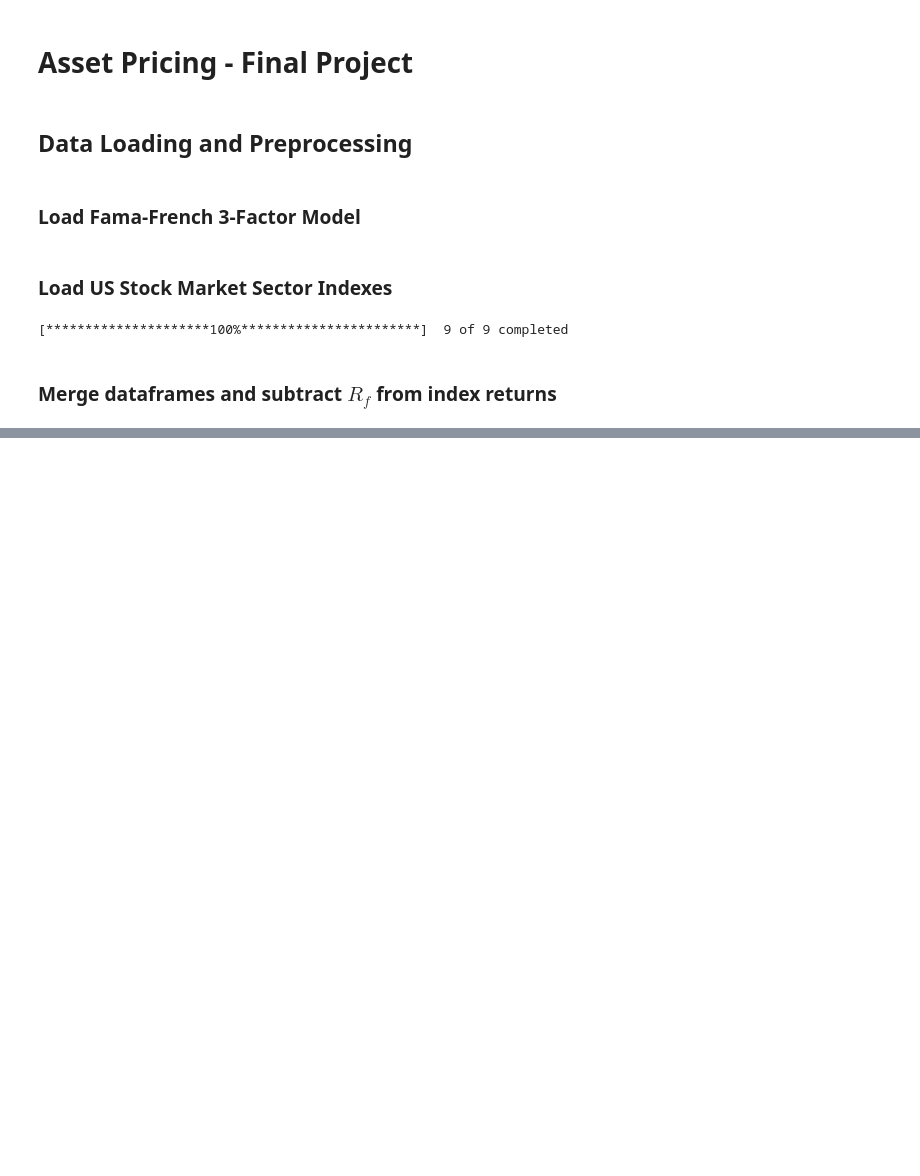
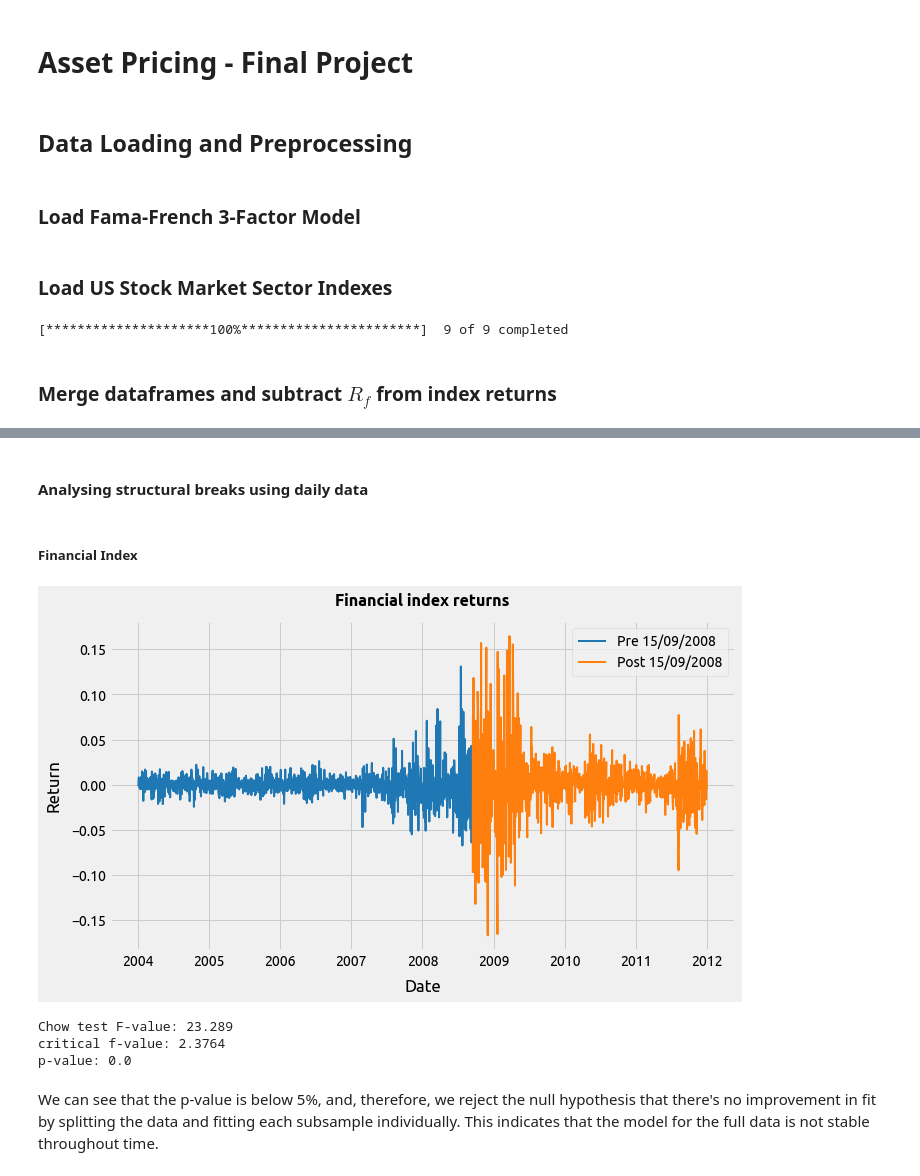
Before and after one commit to daniel-deutsch/FTD, a Jupyter notebook: Asset Pricing/project/main.ipynb, the cells around one changed output, grey strips where cells are left out. Saved outputs shown, nothing was run; the diff lists cells and outputs as text; code cells hidden in the pictures; blank space fills up the shorter version.

```diff
--- a/Asset Pricing/project/main.ipynb
+++ b/Asset Pricing/project/main.ipynb
@@ -129,0 +233,60 @@ for index in indexes:
+# %% [markdown]
+#### Analysing structural breaks using daily data
+# %% [markdown]
+##### Financial Index
+# %%
+break_date = '2008-09-15'
+
+# full period
+X = sm.add_constant(df_daily[factors])
+y = df_daily[['XLF']]
+model = sm.OLS(y, X)
+res = model.fit()
+
+# pre 2008
+X_pre = sm.add_constant(df_daily[:break_date].iloc[:-1][factors])
+y_pre = df_daily[:break_date].iloc[:-1]['XLF']
+model = sm.OLS(y_pre, X_pre)
+res_pre = model.fit()
+
+# post 2008
+X_post = sm.add_constant(df_daily[break_date:][factors])
+y_post = df_daily[break_date:]['XLF']
+model = sm.OLS(y_post, X_post)
+res_post = model.fit()
+# %%
+plt.figure()
+plt.title('Financial index returns')
+plt.ylabel('Return')
+plt.xlabel('Date')
+plt.plot(y_pre.index, y_pre, c='tab:blue')
+plt.plot(y_post.index, y_post, c='tab:orange')
+plt.legend(['Pre 15/09/2008', 'Post 15/09/2008'])
+plt.show()
+# %% [output]
+[figure, added]
+# %%
+### perform a chow test
+
+# sum of squared residuals for different periods
+SSR = res.ssr
+SSR1 = res_pre.ssr
+SSR2 = res_post.ssr
+
+k = X.shape[1] # number of explanatory variables
+n = len(X_pre) + len(X_post) # number of samples
+
+F = ((SSR - SSR1 - SSR2)/k)/((SSR1 + SSR2)/(n - 2*k))
+print('Chow test F-value:', round(F,4))
+
+F_critical = f.ppf(0.95, k, n-2*k)
+print('critical f-value:', round(F_critical, 4))
+
+p_value = 1 - f.cdf(F, k, n-2*k)
+print('p-value:', round(p_value, 4))
+# %% [output]
+Chow test F-value: 23.289
+critical f-value: 2.3764
+p-value: 0.0
+# %% [markdown]
+We can see that the p-value is below 5%, and, therefore, we reject the null hypothesis that there's no improvement in fit by splitting the data and fitting each subsample individually. This indicates that the model for the full data is not stable throughout time.
```
Also changed, not shown: parts of 15 cells of this notebook, 1 other file.
